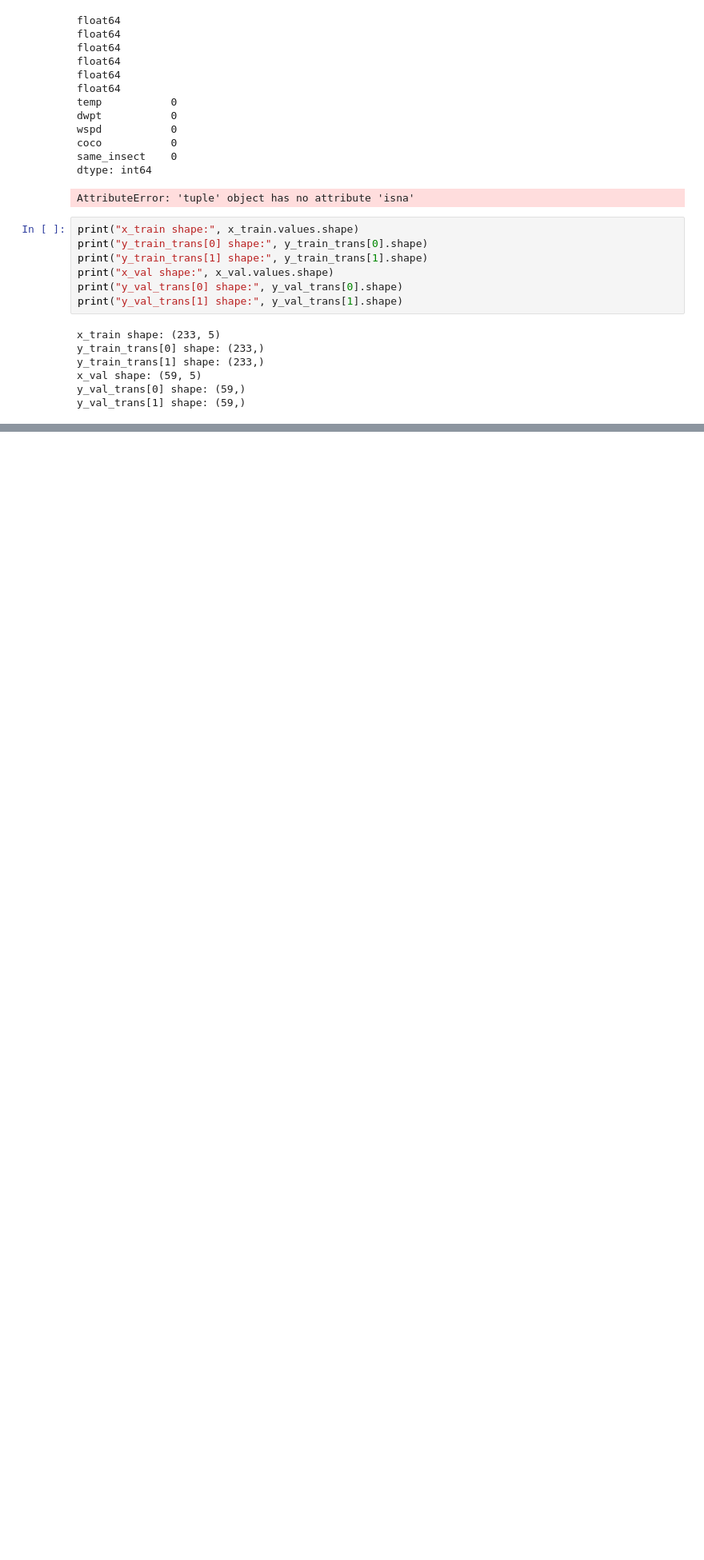
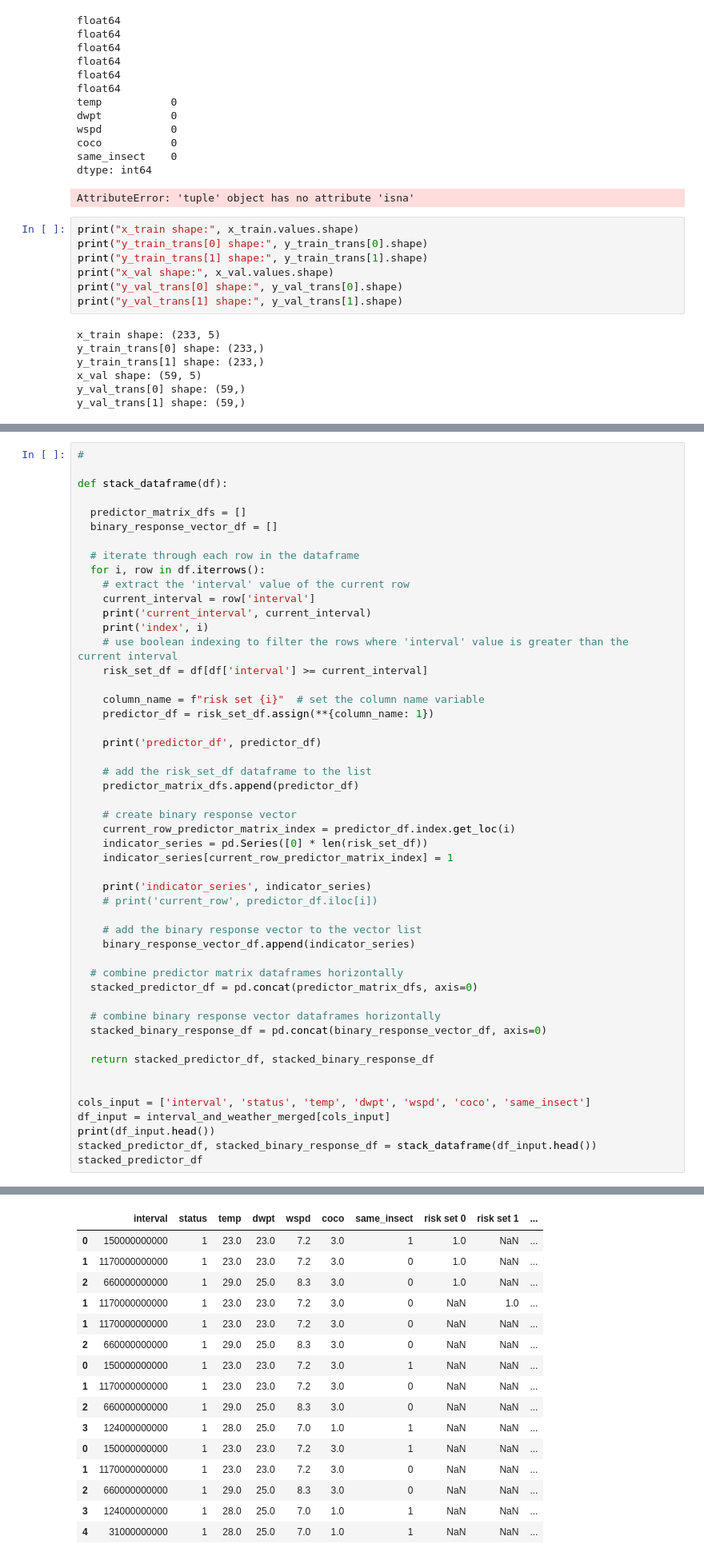
Before and after one commit to puckybreg/Native-Bee-Thesis, a Jupyter notebook: notebook_for_data_analysis.ipynb, the cells around one changed output, grey strips where cells are left out. Shown at 80% size. Drawn from its saved outputs; the diff is of its cells as text; blank space fills up the shorter version.

```diff
--- a/notebook_for_data_analysis.ipynb
+++ b/notebook_for_data_analysis.ipynb
@@ -431,0 +421,51 @@ y_val_trans[1] shape: (59,)
+# %%
+#
+
+def stack_dataframe(df):
+
+  predictor_matrix_dfs = []
+  binary_response_vector_df = []
+
+  # iterate through each row in the dataframe
+  for i, row in df.iterrows():
+    # extract the 'interval' value of the current row
+    current_interval = row['interval']
+    print('current_interval', current_interval)
+    print('index', i)
+    # use boolean indexing to filter the rows where 'interval' value is greater than the current interval
+    risk_set_df = df[df['interval'] >= current_interval]
+
+    column_name = f"risk set {i}"  # set the column name variable
+    predictor_df = risk_set_df.assign(**{column_name: 1})
+
+    print('predictor_df', predictor_df)
+
+    # add the risk_set_df dataframe to the list
+    predictor_matrix_dfs.append(predictor_df)
+
+    # create binary response vector
+    current_row_predictor_matrix_index = predictor_df.index.get_loc(i)
+    indicator_series = pd.Series([0] * len(risk_set_df))
+    indicator_series[current_row_predictor_matrix_index] = 1
+
+    print('indicator_series', indicator_series)
+    # print('current_row', predictor_df.iloc[i])
+
+    # add the binary response vector to the vector list
+    binary_response_vector_df.append(indicator_series)
+
+  # combine predictor matrix dataframes horizontally
+  stacked_predictor_df = pd.concat(predictor_matrix_dfs, axis=0)
+
+  # combine binary response vector dataframes horizontally
+  stacked_binary_response_df = pd.concat(binary_response_vector_df, axis=0)
+
+  return stacked_predictor_df, stacked_binary_response_df
+
+
+cols_input = ['interval', 'status', 'temp', 'dwpt', 'wspd', 'coco', 'same_insect']
+df_input = interval_and_weather_merged[cols_input]
+print(df_input.head())
+stacked_predictor_df, stacked_binary_response_df = stack_dataframe(df_input.head())
+stacked_predictor_df
+# %% [output]
@@ -431,0 +489,16 @@ y_val_trans[1] shape: (59,)
+|  | interval | status | temp | dwpt | wspd | coco | same_insect | risk set 0 | risk set 1 | ... |
+| 0 | 150000000000 | 1 | 23.0 | 23.0 | 7.2 | 3.0 | 1 | 1.0 | NaN | ... |
+| 1 | 1170000000000 | 1 | 23.0 | 23.0 | 7.2 | 3.0 | 0 | 1.0 | NaN | ... |
+| 2 | 660000000000 | 1 | 29.0 | 25.0 | 8.3 | 3.0 | 0 | 1.0 | NaN | ... |
+| 1 | 1170000000000 | 1 | 23.0 | 23.0 | 7.2 | 3.0 | 0 | NaN | 1.0 | ... |
+| 1 | 1170000000000 | 1 | 23.0 | 23.0 | 7.2 | 3.0 | 0 | NaN | NaN | ... |
+| 2 | 660000000000 | 1 | 29.0 | 25.0 | 8.3 | 3.0 | 0 | NaN | NaN | ... |
+| 0 | 150000000000 | 1 | 23.0 | 23.0 | 7.2 | 3.0 | 1 | NaN | NaN | ... |
+| 1 | 1170000000000 | 1 | 23.0 | 23.0 | 7.2 | 3.0 | 0 | NaN | NaN | ... |
+| 2 | 660000000000 | 1 | 29.0 | 25.0 | 8.3 | 3.0 | 0 | NaN | NaN | ... |
+| 3 | 124000000000 | 1 | 28.0 | 25.0 | 7.0 | 1.0 | 1 | NaN | NaN | ... |
+| 0 | 150000000000 | 1 | 23.0 | 23.0 | 7.2 | 3.0 | 1 | NaN | NaN | ... |
+| 1 | 1170000000000 | 1 | 23.0 | 23.0 | 7.2 | 3.0 | 0 | NaN | NaN | ... |
+| 2 | 660000000000 | 1 | 29.0 | 25.0 | 8.3 | 3.0 | 0 | NaN | NaN | ... |
+| 3 | 124000000000 | 1 | 28.0 | 25.0 | 7.0 | 1.0 | 1 | NaN | NaN | ... |
+| 4 | 31000000000 | 1 | 28.0 | 25.0 | 7.0 | 1.0 | 1 | NaN | NaN | ... |
```
Also changed, not shown: parts of 10 cells of this notebook, 1 other file.
